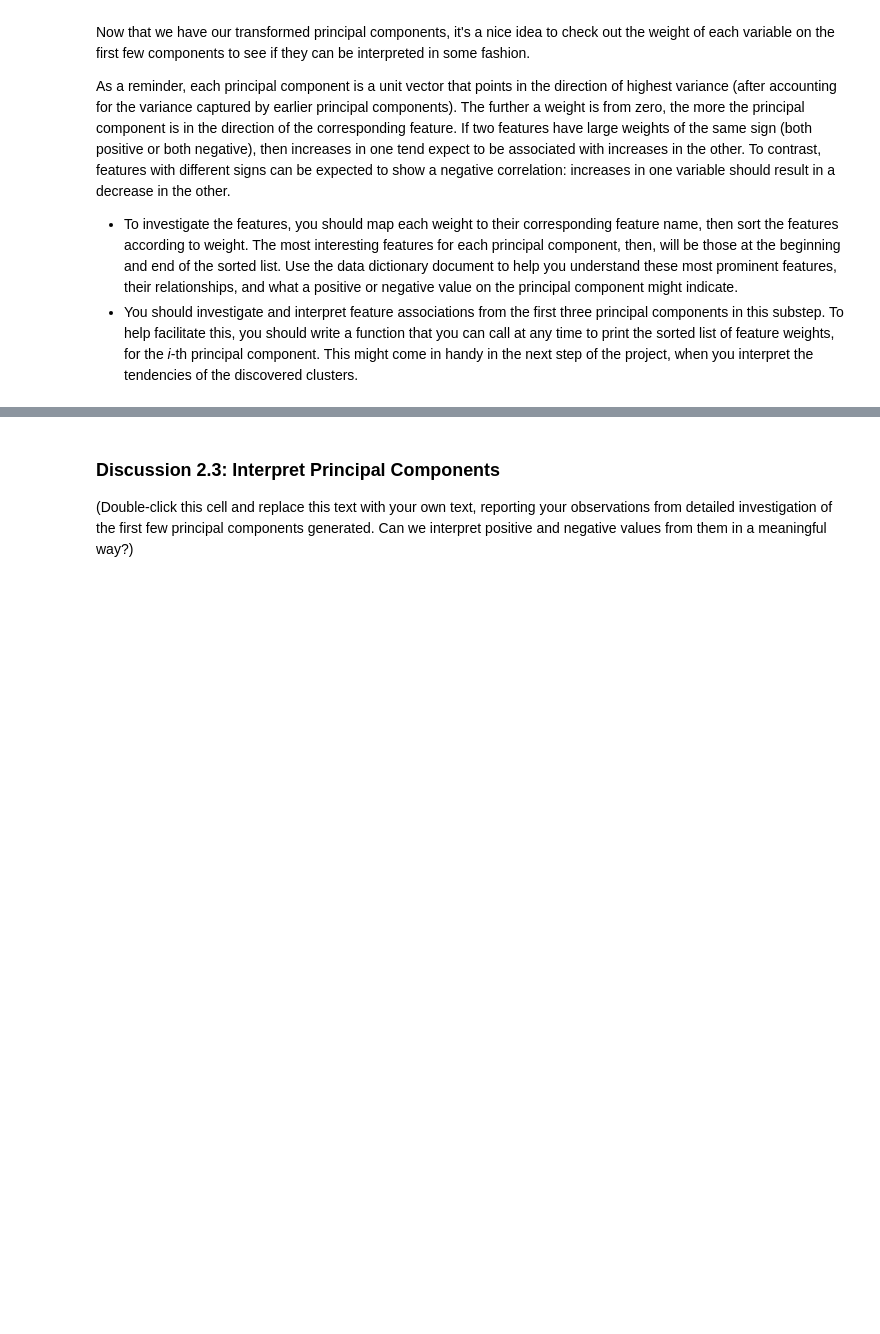
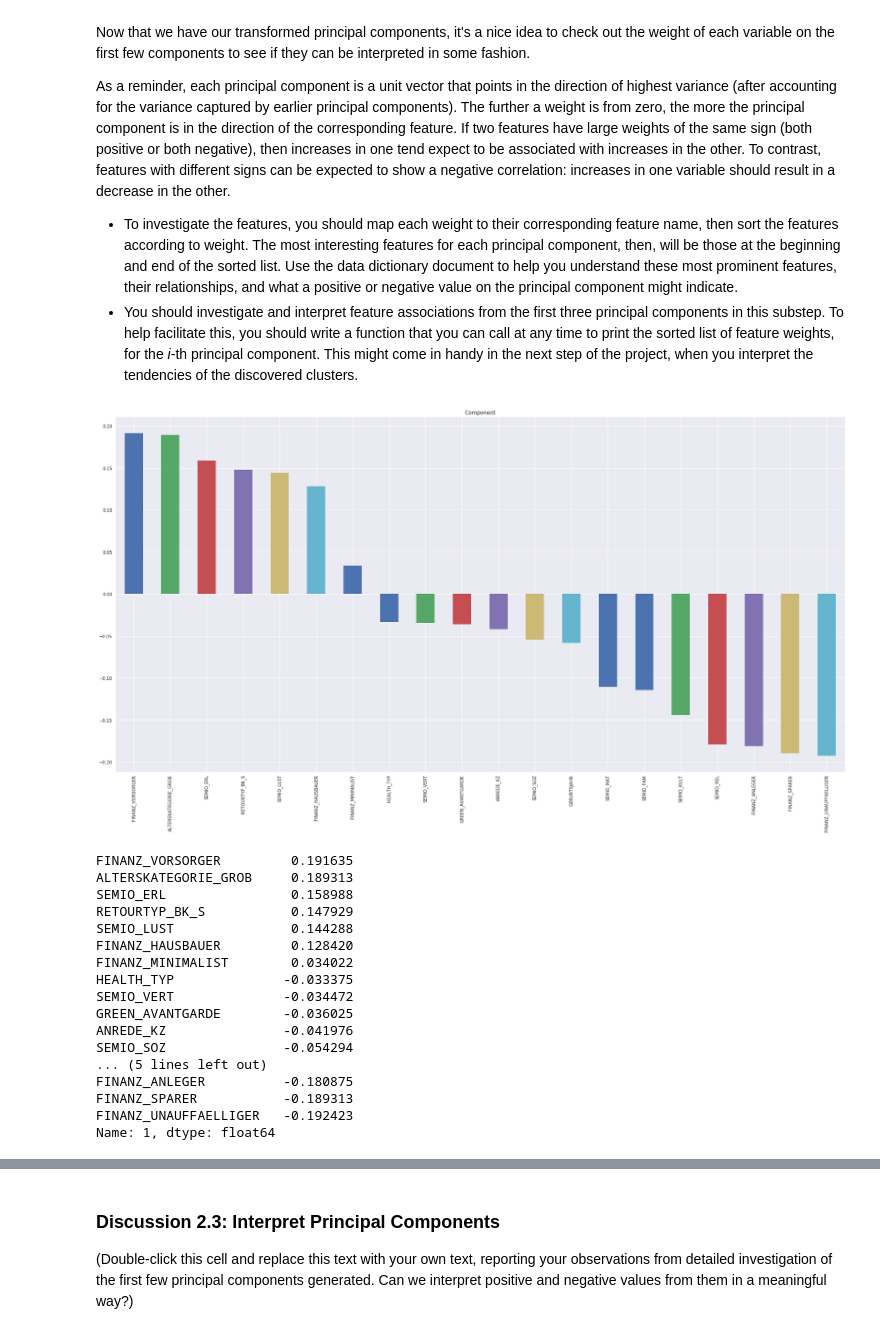
Before and after one commit to Suhaila-Ehab/Identifying-Customer_Segments-, a Jupyter notebook: Identify_Customer_Segments.ipynb, the cells around one changed output, grey strips where cells are left out. Drawn from its saved outputs; the diff is of its cells as text; code cells hidden in the pictures; blank space fills up the shorter version.

```diff
--- a/Identify_Customer_Segments.ipynb
+++ b/Identify_Customer_Segments.ipynb
@@ -728,6 +995,38 @@ As a reminder, each principal component is a unit vector that points in the dire
 # and then print the linked values, sorted by weight.
 # HINT: Try defining a function here or in a new cell that you can reuse in the
 # other cells.
+
+def PCA_weights(df,pca, n ):
+    weights_df= pd.DataFrame(pca.components_, columns= list(df.columns)).iloc[n][:20]
+    weights_df.sort_values(ascending=False, inplace= True)
+
+    weights_df.plot(kind='bar', title= ' Component ')
+    plt.show()
+
+    return weights_df
+# %%
+#Plot first component
+
+PCA_weights(azdias_scaled, pca, 1)
+# %% [output]
+[figure, added]
+FINANZ_VORSORGER         0.191635
+ALTERSKATEGORIE_GROB     0.189313
+SEMIO_ERL                0.158988
+RETOURTYP_BK_S           0.147929
+SEMIO_LUST               0.144288
+FINANZ_HAUSBAUER         0.128420
+FINANZ_MINIMALIST        0.034022
+HEALTH_TYP              -0.033375
+SEMIO_VERT              -0.034472
+GREEN_AVANTGARDE        -0.036025
+ANREDE_KZ               -0.041976
+SEMIO_SOZ               -0.054294
+... (5 lines left out)
+FINANZ_ANLEGER          -0.180875
+FINANZ_SPARER           -0.189313
+FINANZ_UNAUFFAELLIGER   -0.192423
+Name: 1, dtype: float64
 # %%
 # Map weights for the second principal component to corresponding feature names
 # and then print the linked values, sorted by weight.
```
Also changed, not shown: parts of 56 cells of this notebook.
